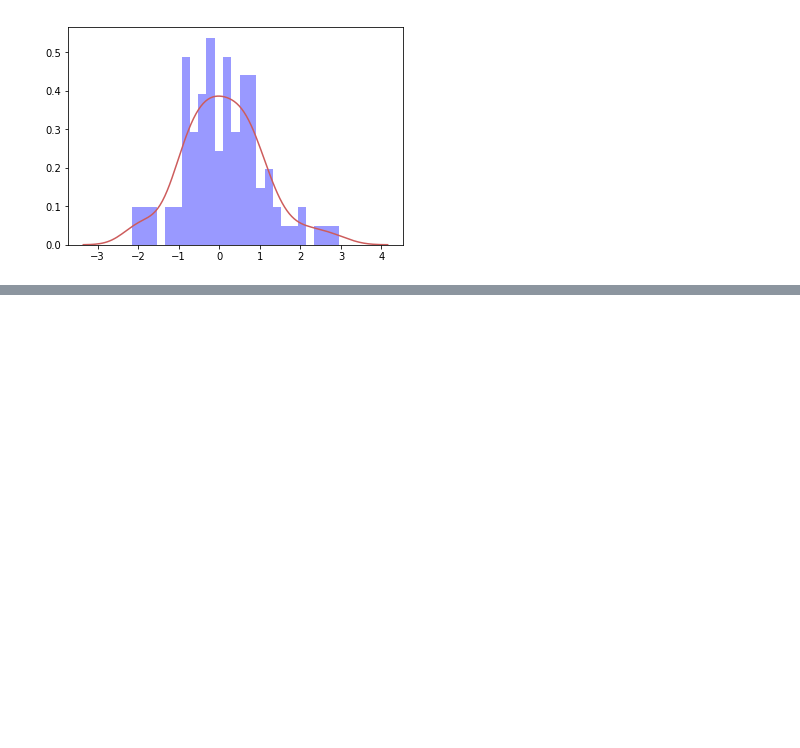
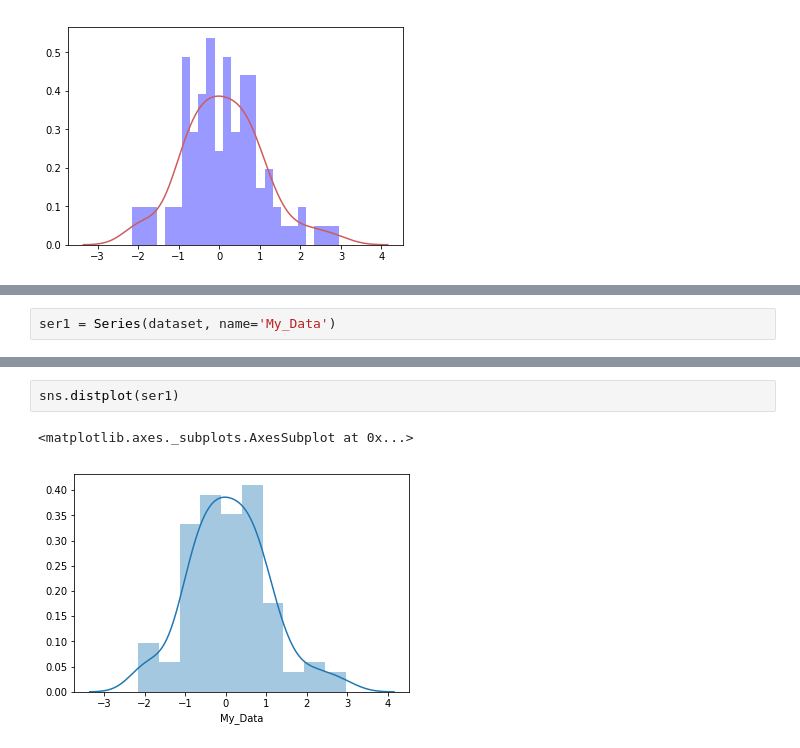
Before and after one commit to aki-06/Data_Science, a Jupyter notebook: 20180506_データの可視化.ipynb, the cells around one changed output, grey strips where cells are left out. Saved outputs shown, nothing was run; the diff lists cells and outputs as text; blank space fills up the shorter version.

```diff
--- a/20180506_データの可視化.ipynb
+++ b/20180506_データの可視化.ipynb
@@ -224,0 +227,2 @@ sns.distplot(dataset, bins=25, kde_kws={'color': 'indianred'}, hist_kws={'color'
+# %%
+ser1 = Series(dataset, name='My_Data')
@@ -224,0 +249,5 @@ sns.distplot(dataset, bins=25, kde_kws={'color': 'indianred'}, hist_kws={'color'
+# %%
+sns.distplot(ser1)
+# %% [output]
+<matplotlib.axes._subplots.AxesSubplot at 0x...>
+[figure, added]
```
Also changed, not shown: parts of 2 cells of this notebook, 1 other file.
